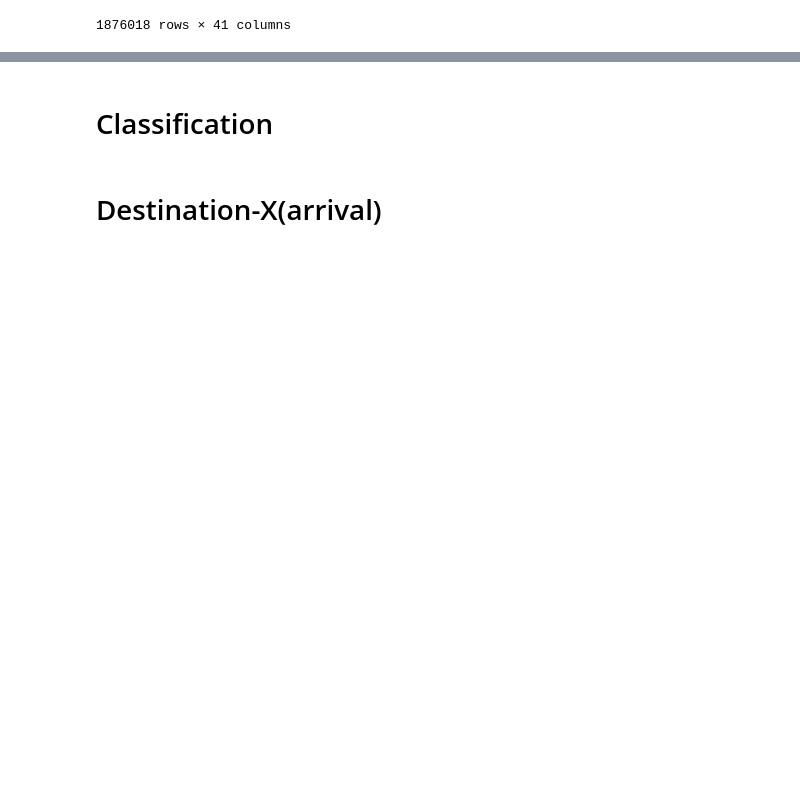
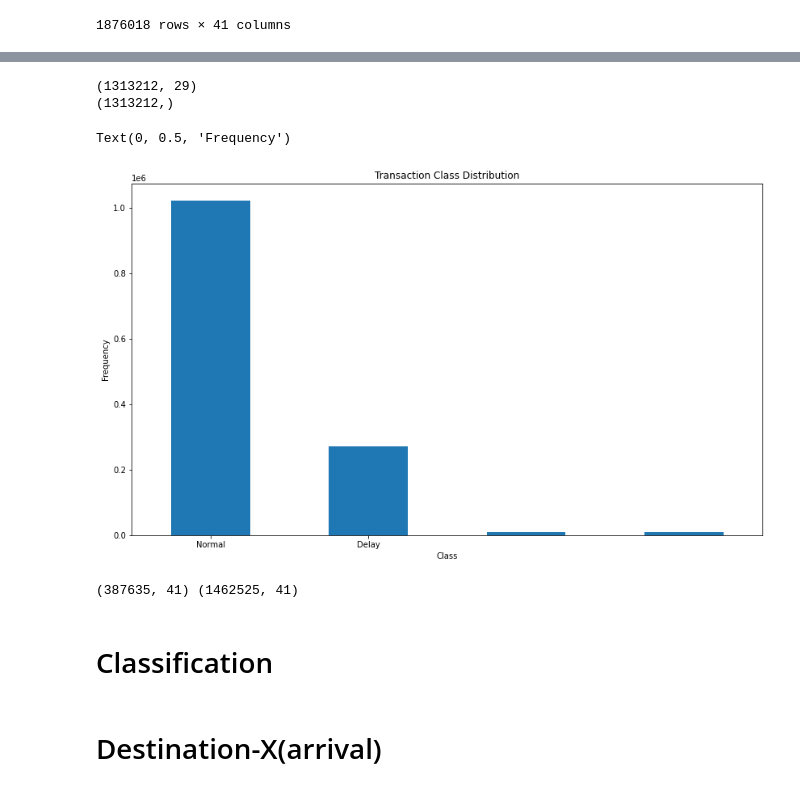
Before and after one commit to AMVamsi/Flight_Delay_Prediction, a Jupyter notebook: Project.ipynb, the cells around one changed output, grey strips where cells are left out. Saved outputs shown, nothing was run; the diff lists cells and outputs as text; code cells hidden in the pictures; blank space fills up the shorter version.

```diff
--- a/Project.ipynb
+++ b/Project.ipynb
@@ -385,0 +537,21 @@ df2
+# %%
+import numpy as np
+import pandas as pd
+import sklearn
+import scipy
+import matplotlib.pyplot as plt
+import seaborn as sns
+from sklearn.model_selection import train_test_split
+from sklearn.metrics import classification_report,accuracy_score
+from sklearn.ensemble import IsolationForest
+from sklearn.neighbors import LocalOutlierFactor
+from sklearn.svm import OneClassSVM
+from sklearn.preprocessing import OneHotEncoder
+from sklearn.preprocessing import LabelEncoder
+from pylab import rcParams
+rcParams['figure.figsize'] = 14, 8
+RANDOM_SEED = 42
+LABELS = ["Normal", "Delay"]
+# %%
+data = pd.read_csv('/Users/msml/Vamsi/SF/SF_Projects/fiiiiiinallll.csv')
+data
@@ -385,0 +572,14 @@ df2
+# %%
+#Create independent and Dependent Features
+labels = np.asarray(data["ArrDel15"])
+data_select = data.drop(["Quarter", "Year","ArrTime", "DepTime", "Month", "DayofMonth", "ArrDelayMinutes","ArrDel15","DepDel15", "Date", "Airport_y","Airport_x"],axis=1)
+lenc = LabelEncoder()
+intenc = lenc.fit_transform(data_select["DestAirportID"])
+data_select["DestAirportID"] = intenc
+intenc = lenc.fit_transform(data_select["OriginAirportID"])
+data_select["OriginAirportID"] = intenc
+intenc = lenc.fit_transform(data_select["winddirDegree_x"])
+data_select["winddirDegree_x"] = intenc
+intenc = lenc.fit_transform(data_select["weatherCode_x"])
+data_select["weatherCode_x"] = intenc
+features = np.asarray(data_select)
@@ -385,0 +588,21 @@ df2
+# %%
+state = np.random.RandomState(42)
+X = features_train
+Y = labels_train.astype(np.uint8)
+X_outliers = state.uniform(low=0, high=1, size=(X.shape[0], X.shape[1]))
+# Print the shapes of X & Y
+print(X.shape)
+print(Y.shape)
+# %% [output]
+(1313212, 29)
+(1313212,)
+# %%
+count_classes = pd.value_counts(labels_train, sort = True)
+count_classes.plot(kind = 'bar', rot=0)
+plt.title("Transaction Class Distribution")
+plt.xticks(range(2), LABELS)
+plt.xlabel("Class")
+plt.ylabel("Frequency")
+# %% [output]
+Text(0, 0.5, 'Frequency')
+[figure, added]
@@ -385,0 +613,4 @@ df2
+# %%
+print(delay.shape,normal.shape)
+# %% [output]
+(387635, 41) (1462525, 41)
```
Also changed, not shown: parts of 54 cells of this notebook.
